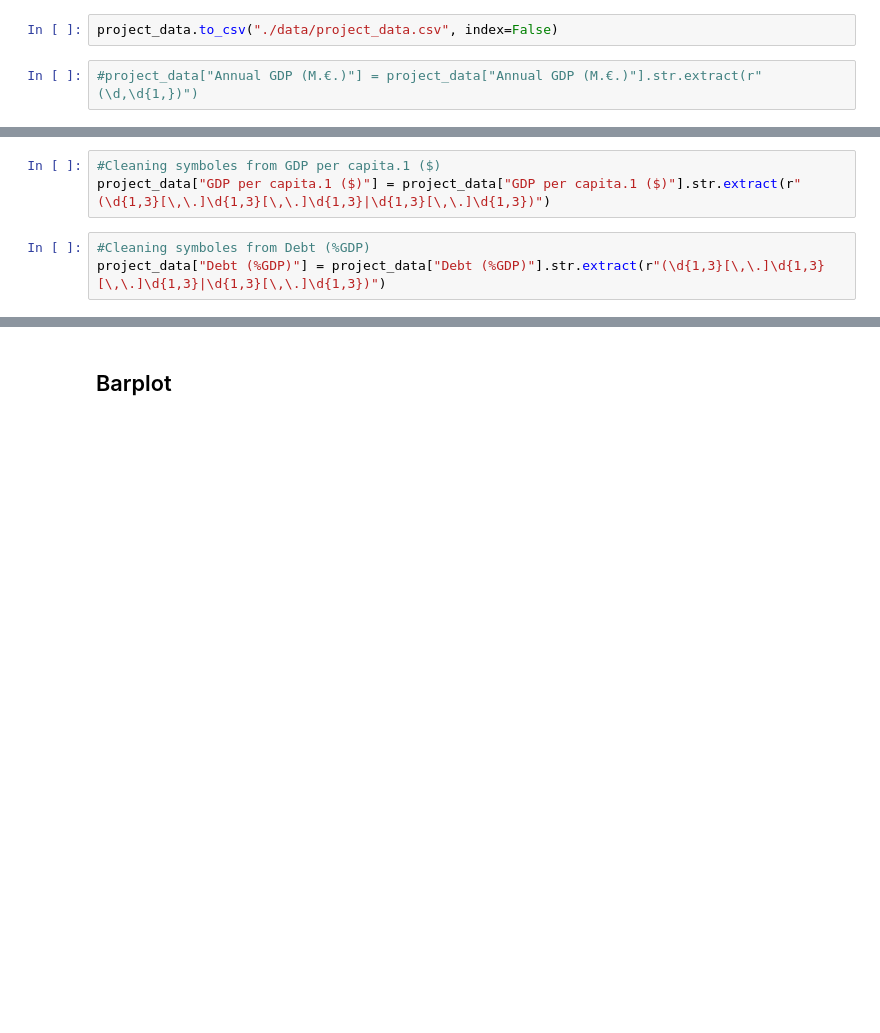
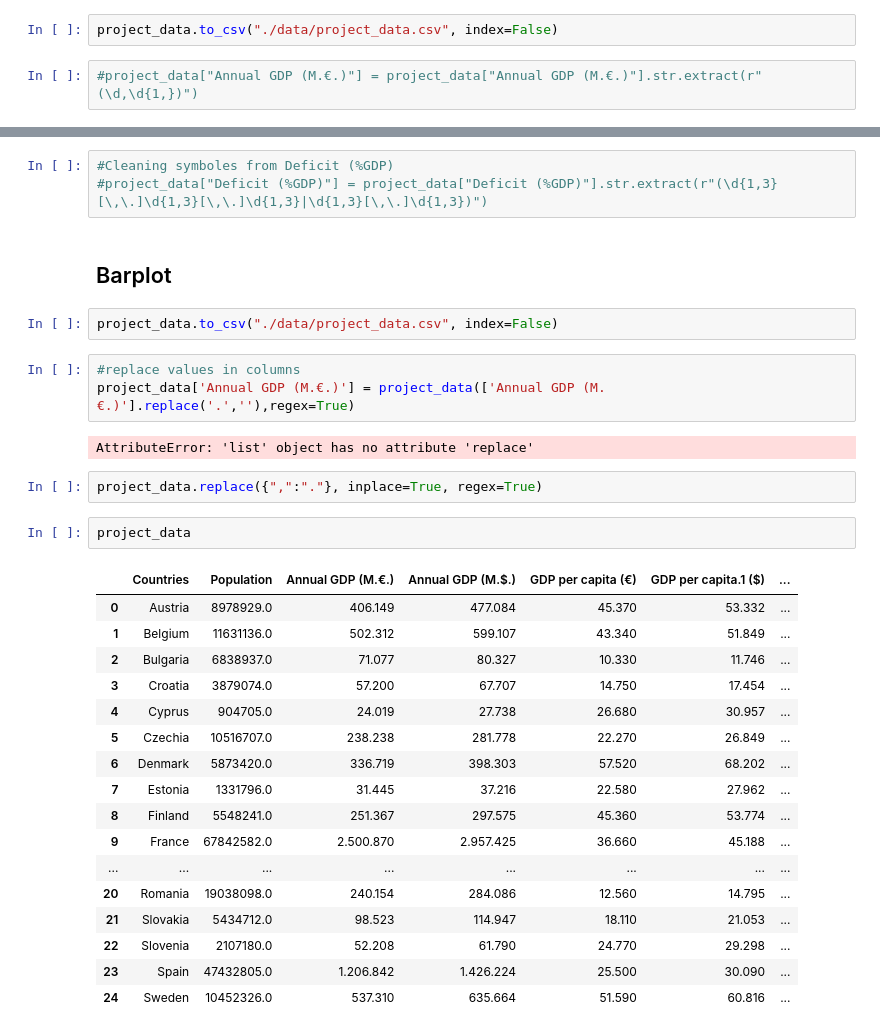
Before and after one commit to Hugocodesdude/Project_2, a Jupyter notebook: Project_Data.ipynb, the cells around one changed output, grey strips where cells are left out. Saved outputs shown, nothing was run; the diff lists cells and outputs as text; blank space fills up the shorter version.

```diff
--- a/Project_Data.ipynb
+++ b/Project_Data.ipynb
@@ -70,6 +60,0 @@ project_data["GDP per capita (€)"] = project_data["GDP per capita (€)"].str.
-# %%
-#Cleaning symboles from GDP per capita.1 ($)
-project_data["GDP per capita.1 ($)"] = project_data["GDP per capita.1 ($)"].str.extract(r"(\d{1,3}[\,\.]\d{1,3}[\,\.]\d{1,3}|\d{1,3}[\,\.]\d{1,3})")
-# %%
-#Cleaning symboles from Debt (%GDP)
-project_data["Debt (%GDP)"] = project_data["Debt (%GDP)"].str.extract(r"(\d{1,3}[\,\.]\d{1,3}[\,\.]\d{1,3}|\d{1,3}[\,\.]\d{1,3})")
@@ -79,2 +76,34 @@ project_data["Deficit (%GDP)"] = project_data["Deficit (%GDP)"].str.extract(r"(\
+# %%
+#Cleaning symboles from Deficit (%GDP)
+#project_data["Deficit (%GDP)"] = project_data["Deficit (%GDP)"].str.extract(r"(\d{1,3}[\,\.]\d{1,3}[\,\.]\d{1,3}|\d{1,3}[\,\.]\d{1,3})")
 # %% [markdown]
 ## Barplot
+# %%
+project_data.to_csv("./data/project_data.csv", index=False)
+# %%
+#replace values in columns
+project_data['Annual GDP (M.€.)'] = project_data(['Annual GDP (M.€.)'].replace('.',''),regex=True)
+# %% [output]
+AttributeError: 'list' object has no attribute 'replace'
+# %%
+project_data.replace({",":"."}, inplace=True, regex=True)
+# %%
+project_data
+# %% [output]
+|  | Countries | Population | Annual GDP (M.€.) | Annual GDP (M.$.) | GDP per capita (€) | GDP per capita.1 ($) | ... |
+| 0 | Austria | 8978929.0 | 406.149 | 477.084 | 45.370 | 53.332 | ... |
+| 1 | Belgium | 11631136.0 | 502.312 | 599.107 | 43.340 | 51.849 | ... |
+| 2 | Bulgaria | 6838937.0 | 71.077 | 80.327 | 10.330 | 11.746 | ... |
+| 3 | Croatia | 3879074.0 | 57.200 | 67.707 | 14.750 | 17.454 | ... |
+| 4 | Cyprus | 904705.0 | 24.019 | 27.738 | 26.680 | 30.957 | ... |
+| 5 | Czechia | 10516707.0 | 238.238 | 281.778 | 22.270 | 26.849 | ... |
+| 6 | Denmark | 5873420.0 | 336.719 | 398.303 | 57.520 | 68.202 | ... |
+| 7 | Estonia | 1331796.0 | 31.445 | 37.216 | 22.580 | 27.962 | ... |
+| 8 | Finland | 5548241.0 | 251.367 | 297.575 | 45.360 | 53.774 | ... |
+| 9 | France | 67842582.0 | 2.500.870 | 2.957.425 | 36.660 | 45.188 | ... |
+| ... | ... | ... | ... | ... | ... | ... | ... |
+| 20 | Romania | 19038098.0 | 240.154 | 284.086 | 12.560 | 14.795 | ... |
+| 21 | Slovakia | 5434712.0 | 98.523 | 114.947 | 18.110 | 21.053 | ... |
+| 22 | Slovenia | 2107180.0 | 52.208 | 61.790 | 24.770 | 29.298 | ... |
+| 23 | Spain | 47432805.0 | 1.206.842 | 1.426.224 | 25.500 | 30.090 | ... |
+| 24 | Sweden | 10452326.0 | 537.310 | 635.664 | 51.590 | 60.816 | ... |
```
Also changed, not shown: parts of 22 cells of this notebook, 2 other files.
